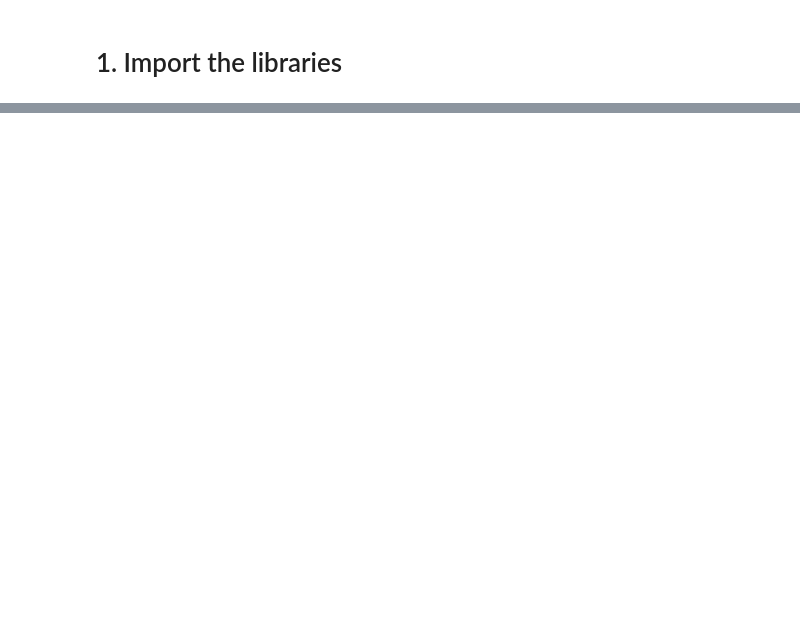
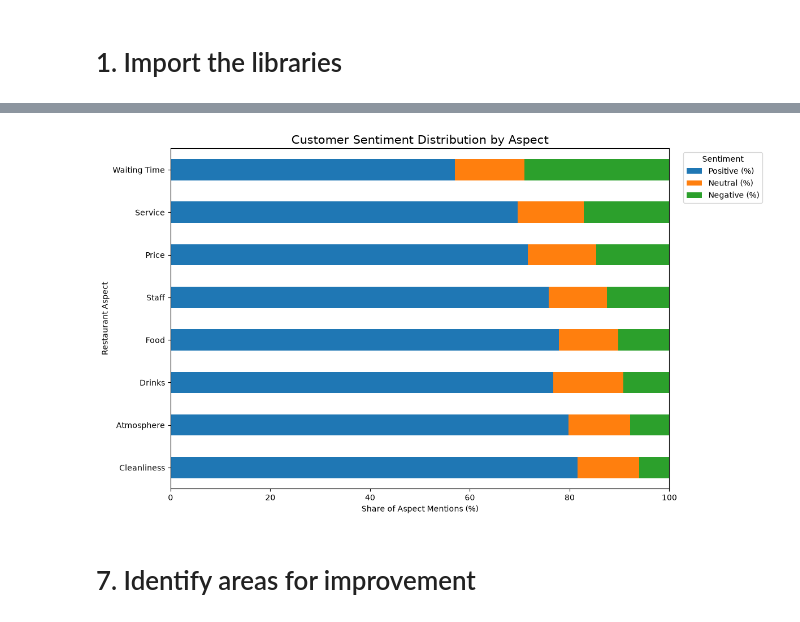
Before and after one commit to satish-shrestha-4u/restrodine-restaurant-intelligence, a Jupyter notebook: notebooks/04_customer_intelligence.ipynb, the cells around one changed output, grey strips where cells are left out. Drawn from its saved outputs; the diff is of its cells as text; code cells hidden in the pictures; blank space fills up the shorter version.

```diff
--- a/notebooks/04_customer_intelligence.ipynb
+++ b/notebooks/04_customer_intelligence.ipynb
@@ -90,0 +604,43 @@ fig.show()
+# %%
+# ============================================================
+# SENTIMENT DISTRIBUTION BY ASPECT
+# ============================================================
+
+plot_data = aspect_sentiment.set_index("aspect")[
+    [
+        "Positive (%)",
+        "Neutral (%)",
+        "Negative (%)"
+    ]
+]
+
+plot_data = plot_data.sort_values("Negative (%)")
+
+
+ax = plot_data.plot(
+    kind="barh",
+    stacked=True,
+    figsize=(12, 7)
+)
+
+ax.set_title(
+    "Customer Sentiment Distribution by Aspect",
+    fontsize=15
+)
+
+ax.set_xlabel("Share of Aspect Mentions (%)")
+
+ax.set_ylabel("Restaurant Aspect")
+
+ax.legend(
+    title="Sentiment",
+    bbox_to_anchor=(1.02, 1),
+    loc="upper left"
+)
+plt.xlim(0, 100)
+plt.tight_layout()
+plt.show()
+# %% [output]
+[figure, added]
+# %% [markdown]
+# 7. Identify areas for improvement
```
Also changed, not shown: parts of 61 cells of this notebook, 26 other files.
